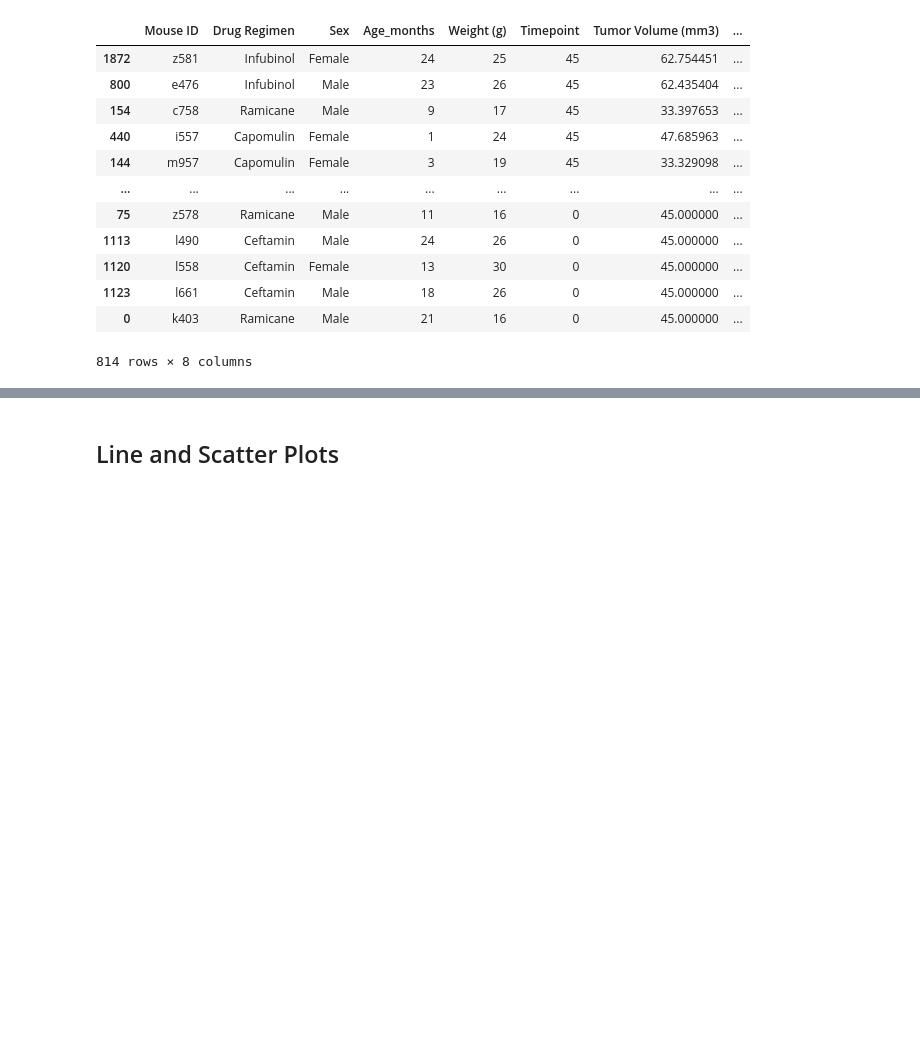
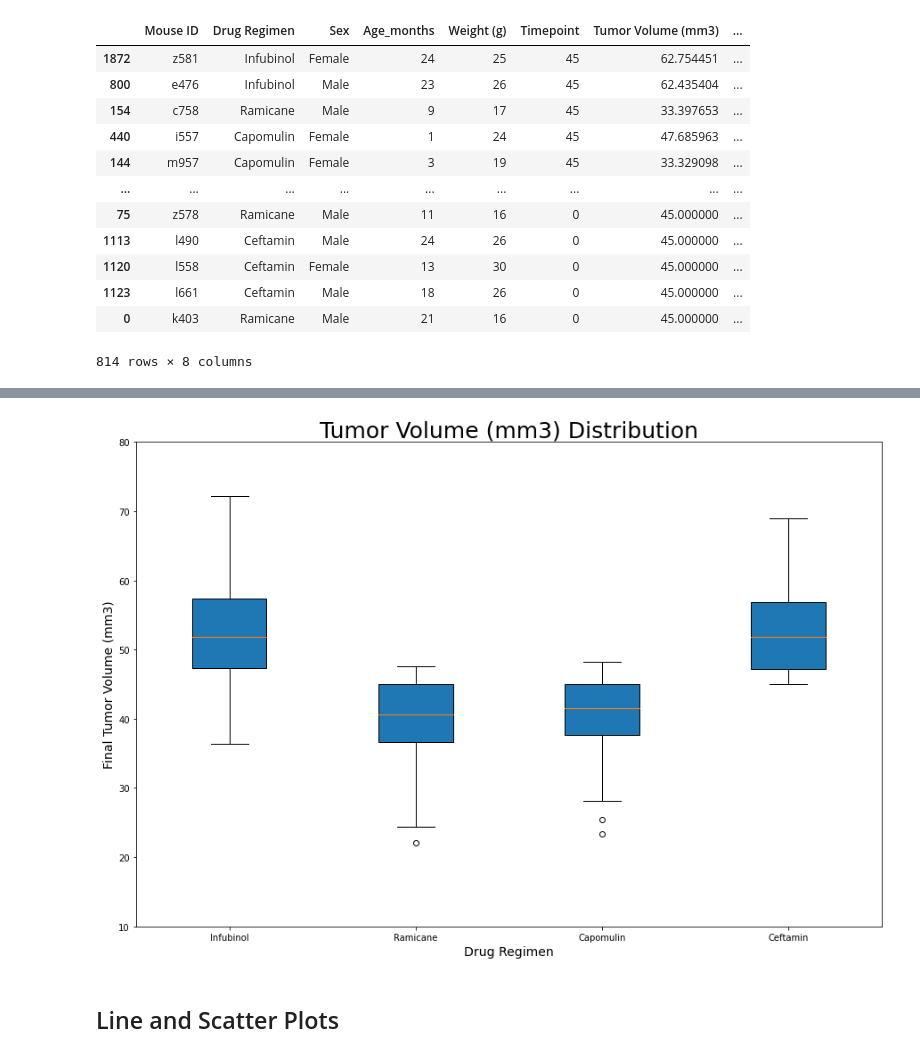
Before and after one commit to ianmkinney/matplotlib-challenge, a Jupyter notebook: pymaceuticals.ipynb, the cells around one changed output, grey strips where cells are left out. Saved outputs shown, nothing was run; the diff lists cells and outputs as text; code cells hidden in the pictures; blank space fills up the shorter version.

```diff
--- a/pymaceuticals.ipynb
+++ b/pymaceuticals.ipynb
@@ -193,12 +182,12 @@ plt.show()
 # Calculate the final tumor volume of each mouse across four of the treatment regimens:
 # Capomulin, Ramicane, Infubinol, and Ceftamin
 
-four_regimes = clean_df[clean_df["Drug Regimen"].isin(["Capomulin", "Ramicane", "Infubinol", "Ceftamin"])]
+four_regimens = clean_df[clean_df["Drug Regimen"].isin(["Capomulin", "Ramicane", "Infubinol", "Ceftamin"])]
 
 # Start by getting the last (greatest) timepoint for each mouse
-four_regimes = four_regimes.sort_values(["Timepoint"], ascending=False)
+four_regimens = four_regimens.sort_values(["Timepoint"], ascending=False)
 
-four_regimes
+four_regimens
 # %% [output]
 |  | Mouse ID | Drug Regimen | Sex | Age_months | Weight (g) | Timepoint | Tumor Volume (mm3) | ... |
 | 1872 | z581 | Infubinol | Female | 24 | 25 | 45 | 62.754451 | ... |
@@ -216,17 +205,42 @@ four_regimes
 # %%
 # Put treatments into a list for for loop (and later for plot labels)
 
+regimen_list = four_regimens['Drug Regimen'].unique()
 
 # Create empty list to fill with tumor vol data (for plotting)
 
+tumor_vol_data = list()
 
 # Calculate the IQR and quantitatively determine if there are any potential outliers.
 
+for regimen in regimen_list:
 
     # Locate the rows which contain mice on each drug and get the tumor volumes
 
+    regimen_df = four_regimens.loc[four_regimens['Drug Regimen'] == regimen]
+
+    tumor_vols = regimen_df['Tumor Volume (mm3)']
+
+    tumor_vol_data.append(tumor_vols)
 
     # add subset
 
+    quartiles = tumor_vols.quantile([.25,.5,.75])
+    lowerq = quartiles[0.25]
+    upperq = quartiles[0.75]
+    iqr = upperq-lowerq
+
+    print(f"The lower quartile of {regimen} tumors: {lowerq}")
+    print(f"The upper quartile of {regimen} tumors: {upperq}")
+    print(f"The interquartile range of {regimen} tumors: {iqr}")
+    print(f"The median of {regimen} tumors: {quartiles[0.5]} ")
 
     # Determine outliers using upper and lower bounds
+
+    lower_bound = lowerq - (1.5*iqr)
+    upper_bound = upperq + (1.5*iqr)
+
+    print(f"Values below {lower_bound} could be outliers.")
+    print(f"Values above {upper_bound} could be outliers.")
+    print("-----------------------------------------------")
+    print("")
@@ -235,2 +265,15 @@ four_regimes
+# %%
+# Generate a box plot of the final tumor volume of each mouse across four regimens of interest
+fig1, ax1 = plt.subplots(figsize=(15, 10))
+ax1.set_title('Tumor Volume (mm3) Distribution',fontsize =25)
+ax1.set_ylabel('Final Tumor Volume (mm3)',fontsize = 14)
+ax1.set_xlabel('Drug Regimen',fontsize = 14)
+ax1.boxplot(tumor_vol_data, labels=regimen_list, widths = 0.4, patch_artist=True,vert=True)
+
+plt.ylim(10, 80)
+
+plt.show()
+# %% [output]
+[figure, added]
 # %% [markdown]
 ## Line and Scatter Plots
```
Also changed, not shown: parts of 10 cells of this notebook.
